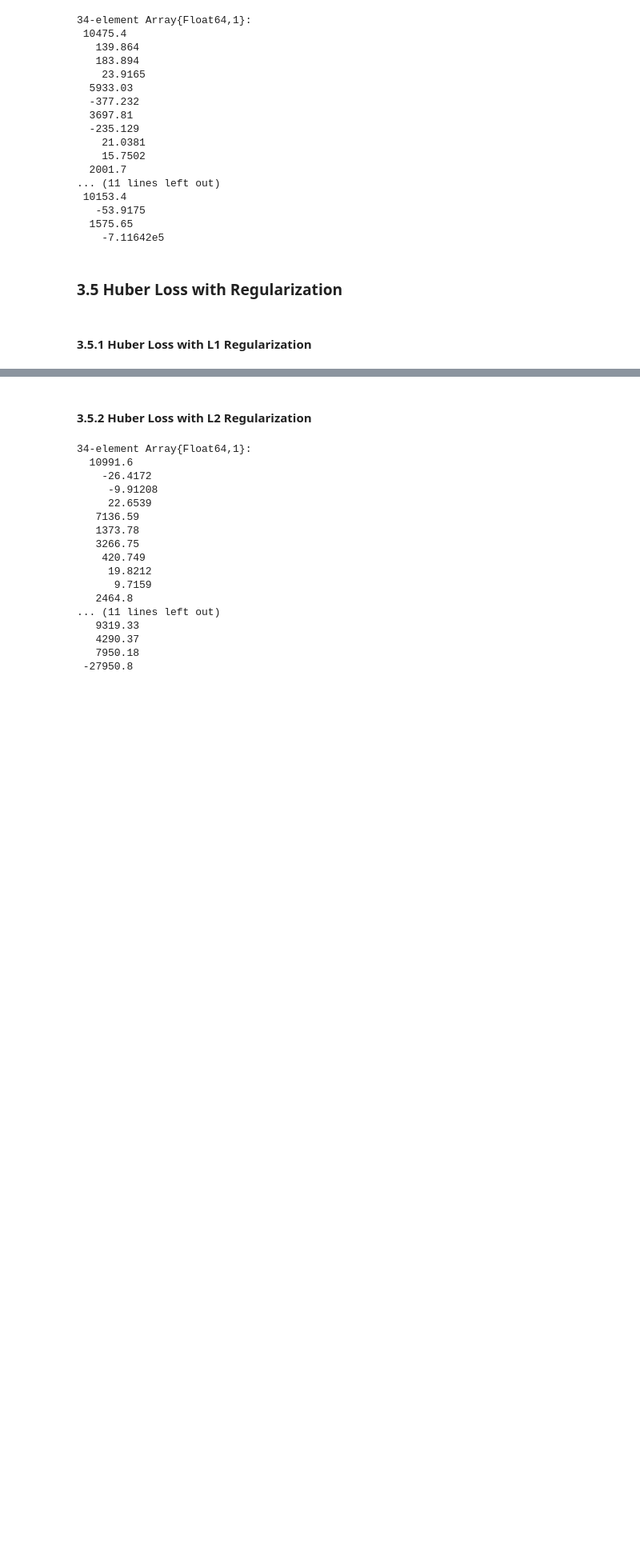
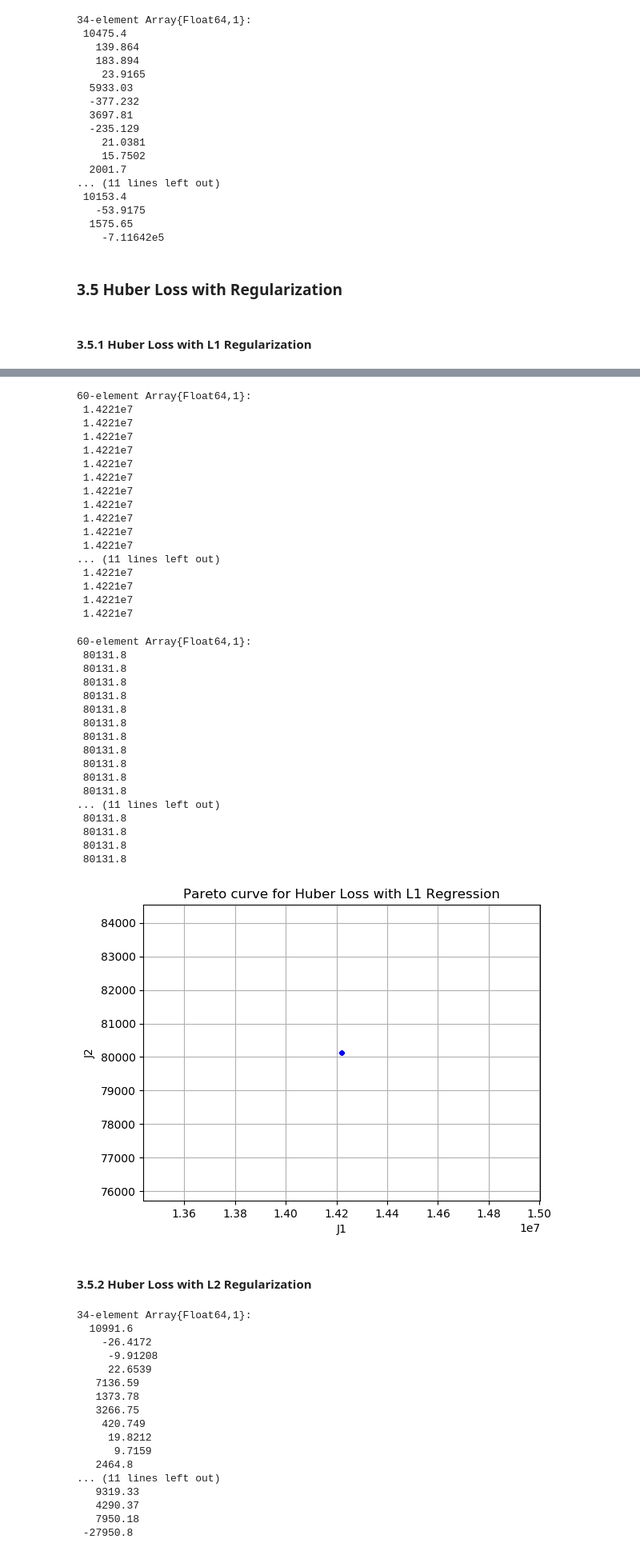
Before and after one commit to ysoo/predicting-house-prices, a Jupyter notebook: Final-Project.ipynb, the cells around one changed output, grey strips where cells are left out. Shown at 80% size. Drawn from its saved outputs; the diff is of its cells as text; code cells hidden in the pictures; blank space fills up the shorter version.

Commit message:
Huber?

```diff
--- a/Final-Project.ipynb
+++ b/Final-Project.ipynb
@@ -780,0 +863,8 @@ println(getobjectivevalue(m_h2))
+# %%
+Npts = 60
+J1 = zeros(Npts)
+J2 = zeros(Npts)
+for (i,λ) in enumerate(logspace(-10,10,Npts))
+    println("λ: ", λ)
+    (J1[i], J2[i], coef) = solveOpt(λ)
+end;
@@ -781,3 +889,48 @@ println(getobjectivevalue(m_h2))
+# %%
+display(J1)
+display(J2)
+using PyPlot
+plot(J1, J2, "b.-" )
+xlabel("J1")
+ylabel("J2");
+title("Pareto curve for Huber Loss with L1 Regression")
+grid()
+# %% [output]
+60-element Array{Float64,1}:
+ 1.4221e7
+ 1.4221e7
+ 1.4221e7
+ 1.4221e7
+ 1.4221e7
+ 1.4221e7
+ 1.4221e7
+ 1.4221e7
+ 1.4221e7
+ 1.4221e7
+ 1.4221e7
+... (11 lines left out)
+ 1.4221e7
+ 1.4221e7
+ 1.4221e7
+ 1.4221e7
+60-element Array{Float64,1}:
+ 80131.8
+ 80131.8
+ 80131.8
+ 80131.8
+ 80131.8
+ 80131.8
+ 80131.8
+ 80131.8
+ 80131.8
+ 80131.8
+ 80131.8
+... (11 lines left out)
+ 80131.8
+ 80131.8
+ 80131.8
+ 80131.8
+[figure, added]
 # %% [markdown]
 #### 3.5.2 Huber Loss with L2 Regularization
 # %%
```
Also changed, not shown: parts of 7 cells of this notebook.
